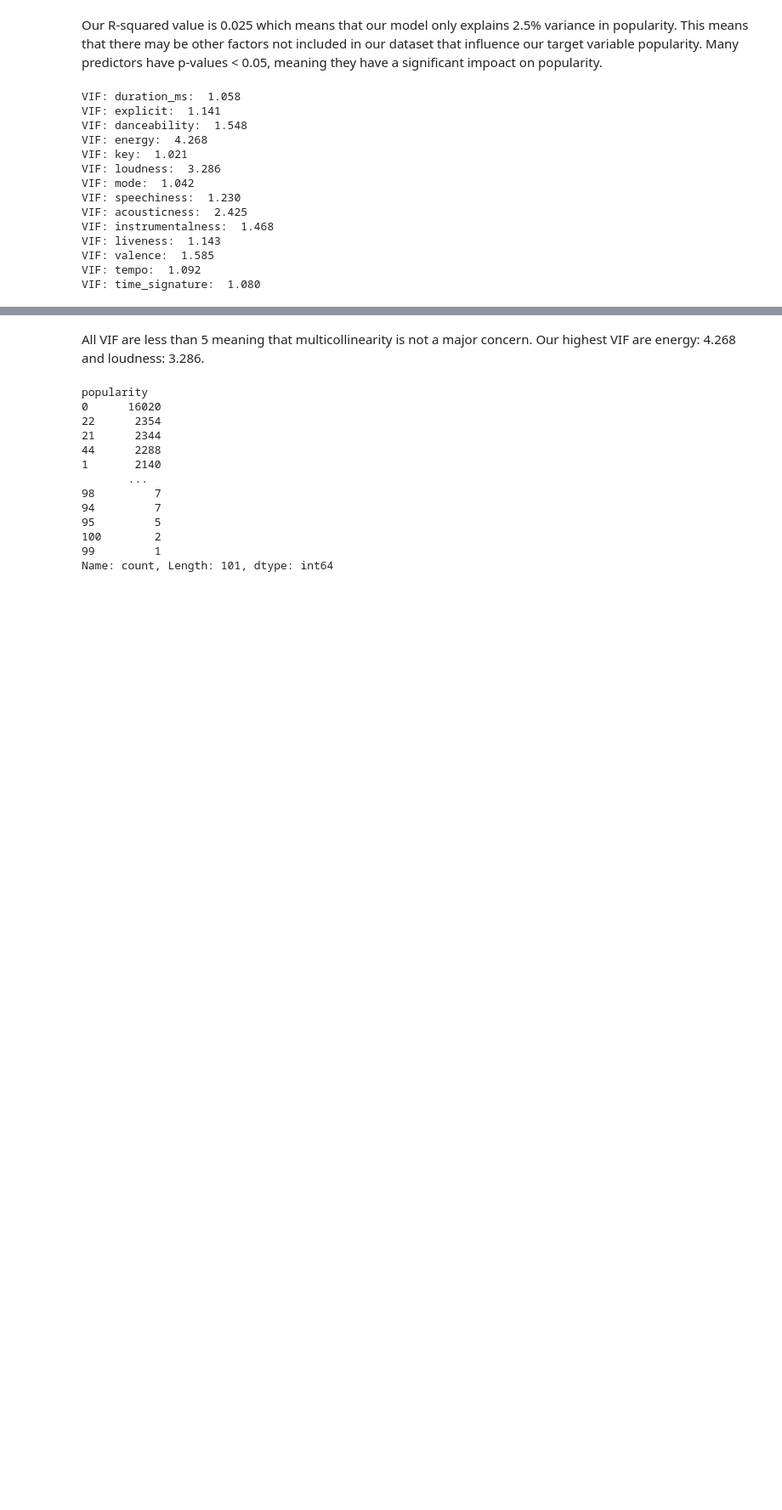
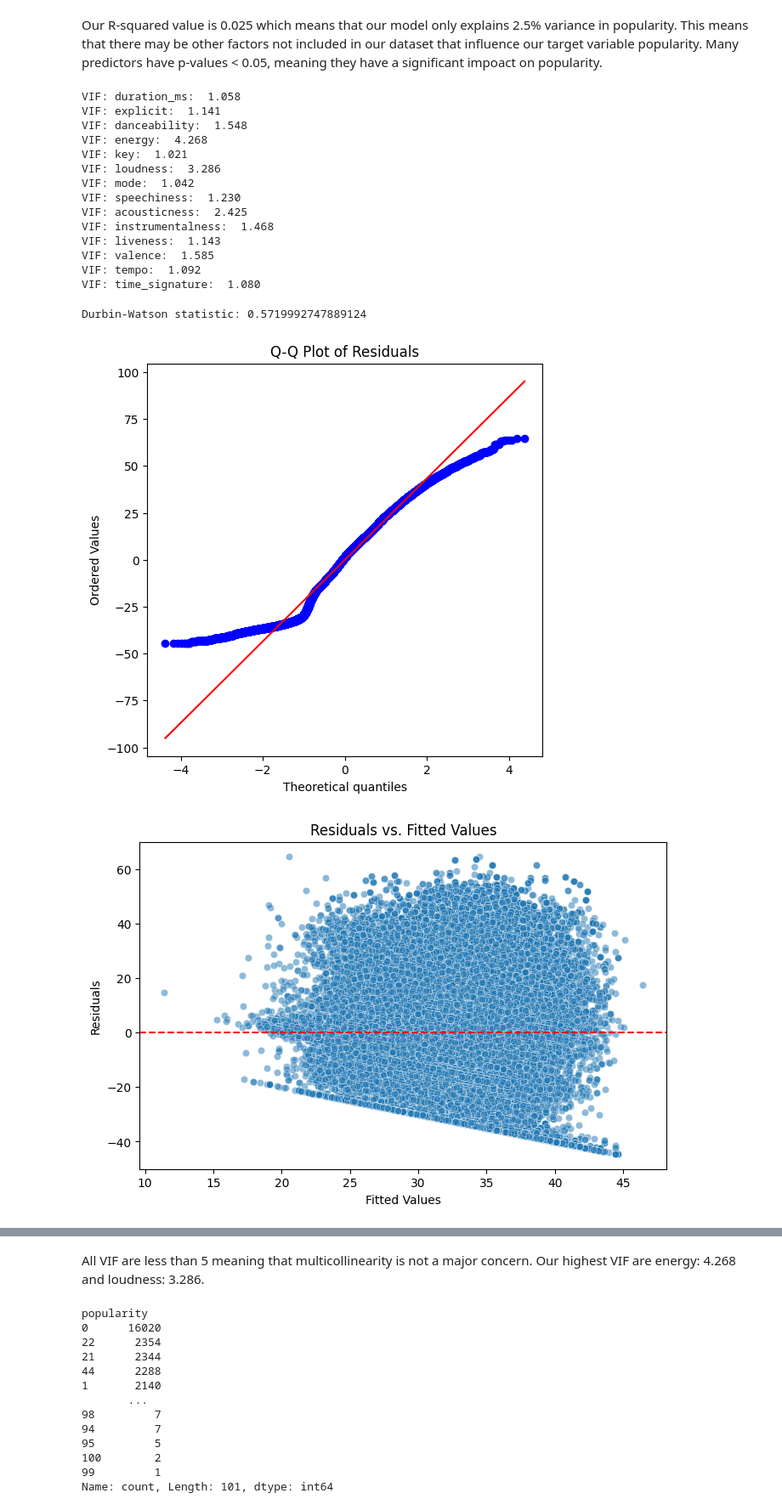
Before and after one commit to ReemaS03/SpotifyFeaturesVSPopularity, a Jupyter notebook: working.ipynb, the cells around one changed output, grey strips where cells are left out. Shown at 85% size. Cells and saved outputs as stored; diff of their text form; code cells hidden in the pictures; blank space fills up the shorter version.

```diff
--- a/working.ipynb
+++ b/working.ipynb
@@ -244,3 +244,33 @@ VIF: liveness:  1.143
 VIF: valence:  1.585
 VIF: tempo:  1.092
 VIF: time_signature:  1.080
+# %%
+dw_stat = sm.stats.stattools.durbin_watson(model.resid)
+print(f"Durbin-Watson statistic: {dw_stat}")
+# %% [output]
+Durbin-Watson statistic: 0.5719992747889124
+# %%
+import statsmodels.api as sm
+import matplotlib.pyplot as plt
+import scipy.stats as stats
+
+residuals = model.resid
+
+plt.figure(figsize=(6,6))
+stats.probplot(residuals, dist="norm", plot=plt)
+plt.title("Q-Q Plot of Residuals")
+plt.show()
+
+# homoscedasticity check
+fitted_values = model.fittedvalues
+
+plt.figure(figsize=(8,5))
+sns.scatterplot(x=fitted_values, y=residuals, alpha=0.5)
+plt.axhline(y=0, color='r', linestyle='--')
+plt.xlabel("Fitted Values")
+plt.ylabel("Residuals")
+plt.title("Residuals vs. Fitted Values")
+plt.show()
+# %% [output]
+[figure, added]
+[figure, added]
```
Also changed, not shown: parts of 3 cells of this notebook, 1 other file.
